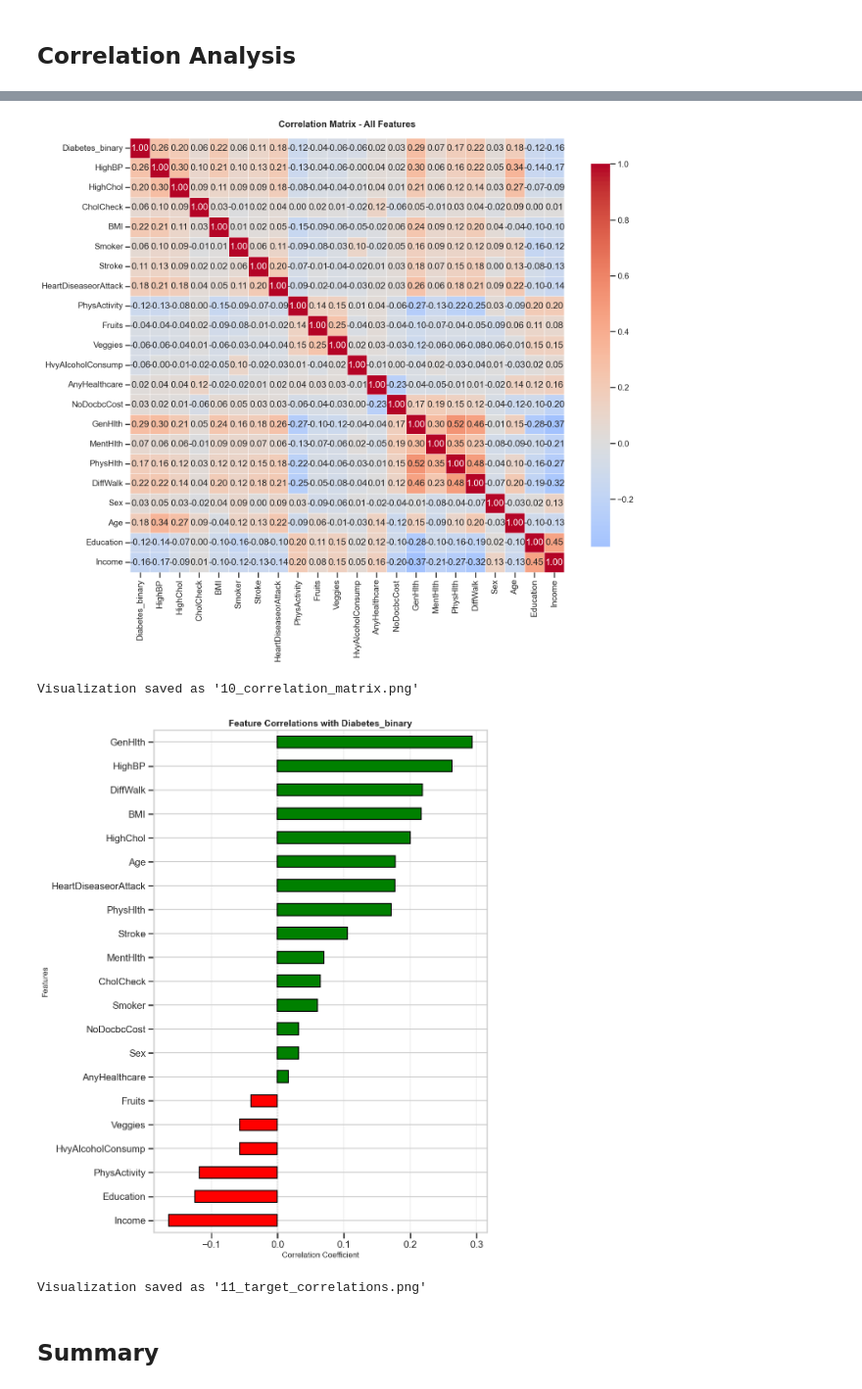
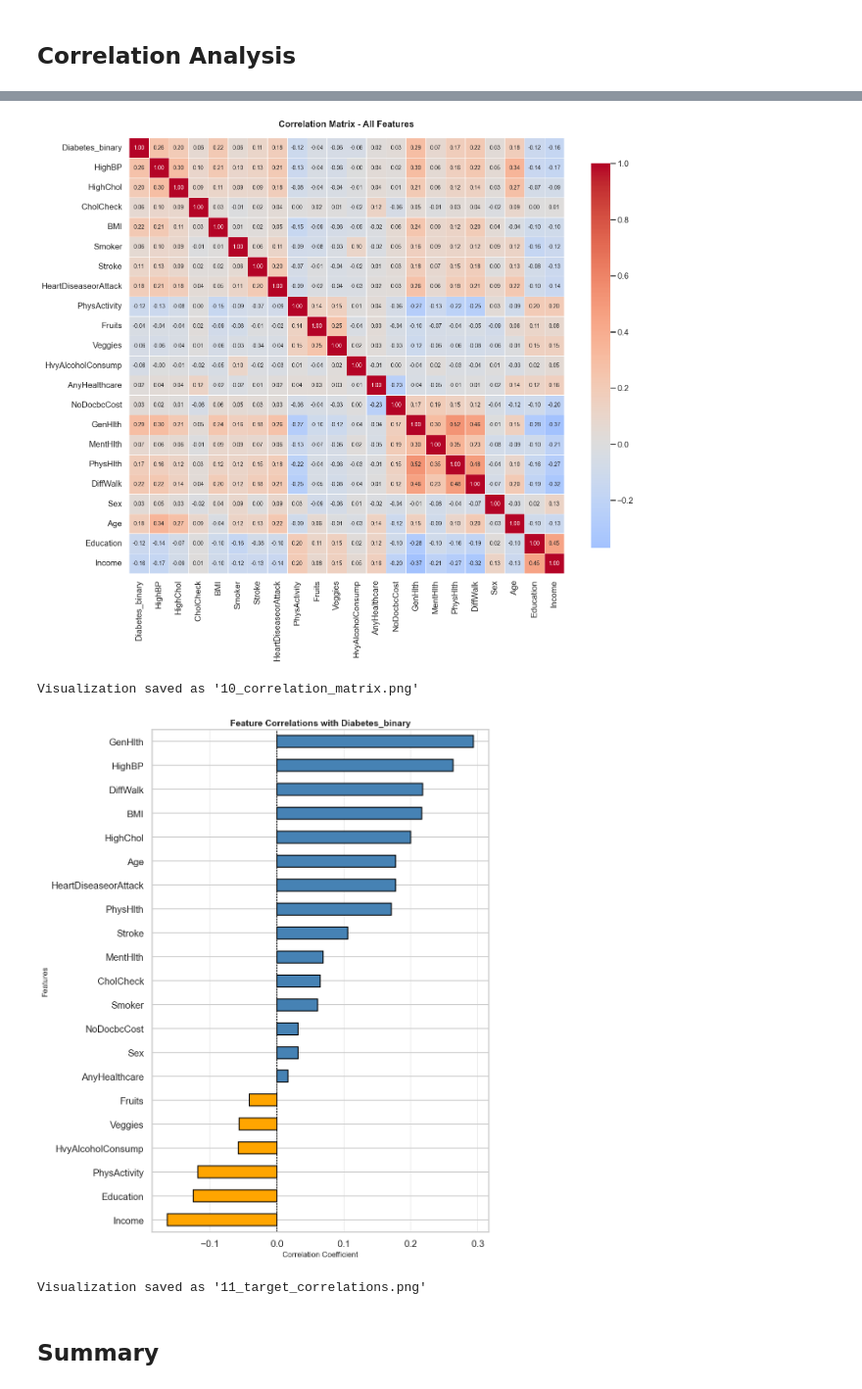
Before and after one commit to eyyuboeztuerk-arch/DPP-Stackfuel-Data-Science-Projekt, a Jupyter notebook: notebooks/01_exploration.ipynb, the cells around one changed output, grey strips where cells are left out. Shown at 98% size. Drawn from its saved outputs; the diff is of its cells as text; code cells hidden in the pictures.

```diff
--- a/notebooks/01_exploration.ipynb
+++ b/notebooks/01_exploration.ipynb
@@ -1199,7 +1100,7 @@ print("SECTION 15: CORRELATION ANALYSIS")
 print("="*80)
 
 # Convert categorical to numeric for correlation
-df_numeric = df.copy()
+df_numeric = df.copy() # pyright: ignore[reportUndefinedVariable]
 for col in df_numeric.select_dtypes(include=['category']).columns:
     df_numeric[col] = df_numeric[col].astype(int)
 
@@ -1216,52 +1117,52 @@ print("\nBottom 5 correlations with Diabetes_binary:")
 print(target_corr.tail(5))
 
 # Visualization - Full correlation heatmap
-plt.figure(figsize=(16, 14))
-sns.heatmap(correlation_matrix, annot=True, fmt='.2f', cmap='coolwarm',
+plt.figure(figsize=(16, 14)) # pyright: ignore[reportUndefinedVariable]
+sns.heatmap(correlation_matrix, annot=True, fmt='.2f', cmap='coolwarm',  # pyright: ignore[reportUndefinedVariable]
             center=0, square=True, linewidths=0.5, cbar_kws={"shrink": 0.8})
-plt.title('Correlation Matrix - All Features', fontsize=16, fontweight='bold', pad=20)
-plt.tight_layout()
-plt.savefig('10_correlation_matrix.png', dpi=300, bbox_inches='tight')
-plt.show()
+plt.title('Correlation Matrix - All Features', fontsize=16, fontweight='bold', pad=20) # pyright: ignore[reportUndefinedVariable]
+plt.tight_layout() # pyright: ignore[reportUndefinedVariable]
+plt.savefig('10_correlation_matrix.png', dpi=300, bbox_inches='tight') # pyright: ignore[reportUndefinedVariable]
+plt.show() # pyright: ignore[reportUndefinedVariable]
 
 print("\nVisualization saved as '10_correlation_matrix.png'")
 
 # Visualization - Target correlations
-plt.figure(figsize=(10, 12))
+plt.figure(figsize=(10, 12)) # pyright: ignore[reportUndefinedVariable]
 target_corr_sorted = target_corr.drop('Diabetes_binary').sort_values()
-colors = ['red' if x < 0 else 'green' for x in target_corr_sorted]
+colors = ['orange' if x < 0 else 'steelblue' for x in target_corr_sorted]
 target_corr_sorted.plot(kind='barh', color=colors, edgecolor='black')
-plt.title('Feature Correlations with Diabetes_binary', fontsize=14, fontweight='bold')
-plt.xlabel('Correlation Coefficient', fontsize=12)
-plt.ylabel('Features', fontsize=12)
-plt.axvline(x=0, color='black', linestyle='--', linewidth=0.8)
-plt.grid(axis='x', alpha=0.3)
-plt.tight_layout()
-plt.savefig('11_target_correlations.png', dpi=300, bbox_inches='tight')
-plt.show()
+plt.title('Feature Correlations with Diabetes_binary', fontsize=14, fontweight='bold') # pyright: ignore[reportUndefinedVariable]
+plt.xlabel('Correlation Coefficient', fontsize=12) # pyright: ignore[reportUndefinedVariable]
+plt.ylabel('Features', fontsize=12) # pyright: ignore[reportUndefinedVariable]
+plt.axvline(x=0, color='black', linestyle='--', linewidth=0.8) # pyright: ignore[reportUndefinedVariable]
+plt.grid(axis='x', alpha=0.3) # pyright: ignore[reportUndefinedVariable]
+plt.tight_layout() # pyright: ignore[reportUndefinedVariable]
+plt.savefig('11_target_correlations.png', dpi=300, bbox_inches='tight') # pyright: ignore[reportUndefinedVariable]
+plt.show() # pyright: ignore[reportUndefinedVariable]
 
 print("\nVisualization saved as '11_target_correlations.png'")
 # %% [output]
 ================================================================================
 SECTION 15: CORRELATION ANALYSIS
 ================================================================================
 
 Top 15 correlations with Diabetes_binary:
 GenHlth                 0.293569
 HighBP                  0.263129
 DiffWalk                0.218344
 BMI                     0.216843
 HighChol                0.200276
 Age                     0.177442
 HeartDiseaseorAttack    0.177282
 ... (13 lines left out)
 PhysActivity        -0.118133
 Education           -0.124456
 Income              -0.163919
 Name: Diabetes_binary, dtype: float64
-[figure, old version]
+[figure, new version]
 Visualization saved as '10_correlation_matrix.png'
-[figure, old version]
+[figure, new version]
 Visualization saved as '11_target_correlations.png'
 # %% [markdown]
 ## Summary
```
Also changed, not shown: parts of 20 cells of this notebook.
